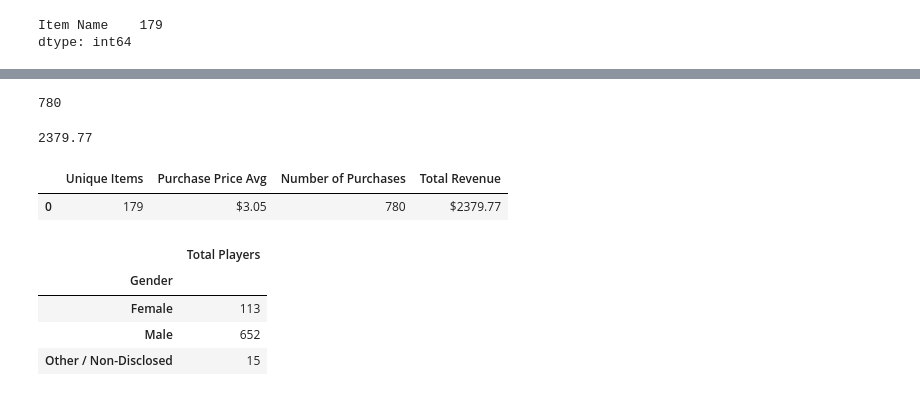
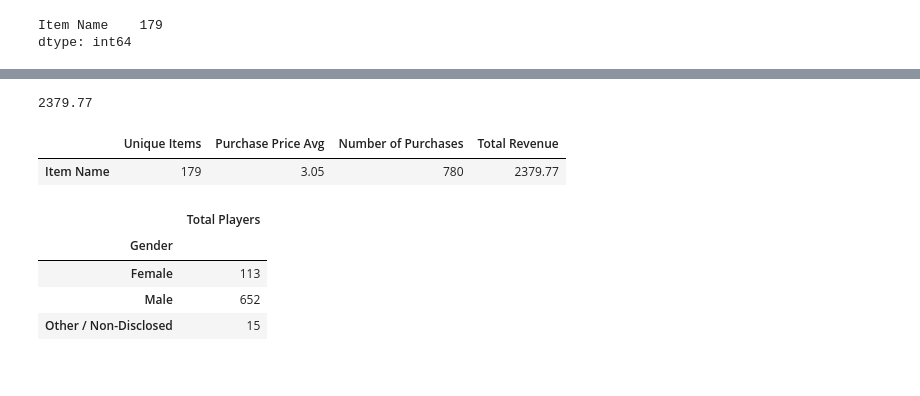
Before and after one commit to chriskalfas/Homework_Pandas_CDK, a Jupyter notebook: Pandas_hw_CDK.ipynb, the cells around one changed output, grey strips where cells are left out. Drawn from its saved outputs; the diff is of its cells as text; code cells hidden in the pictures.

```diff
--- a/Pandas_hw_CDK.ipynb
+++ b/Pandas_hw_CDK.ipynb
@@ -71,9 +67,9 @@ purchase_price_avg.mean()
+# %%
+purchase_price_mean = purchase_price_avg.mean()
 # %%
 number_pur = purchase_data['Item ID'].count()
-# %%
-number_pur.sum()
-# %% [output]
-780
+# %%
+total_pur = number_pur.sum()
 # %%
 tot_rev = purchase_data['Price'].sum()
 # %%
@@ -81,11 +77,16 @@ tot_rev
 # %% [output]
 2379.77
 # %%
-data_summary = pd.DataFrame({'Unique Items': [179], 'Purchase Price Avg': ['$3.05'], 'Number of Purchases': [780], 'Total Revenue': ['$2379.77']}).round(2)
+data_summary = pd.DataFrame({
+    'Unique Items': unique_names_cnt.count(),
+    'Purchase Price Avg': purchase_price_mean,
+    'Number of Purchases': total_pur,
+    'Total Revenue': tot_rev
+}).round(2)
 data_summary
 # %% [output]
 |  | Unique Items | Purchase Price Avg | Number of Purchases | Total Revenue |
-| 0 | 179 | $3.05 | 780 | $2379.77 |
+| Item Name | 179 | 3.05 | 780 | 2379.77 |
 # %%
 gender_df = purchase_data.groupby('Gender')
 gender_demo = pd.DataFrame(gender_df['Total Players'].count())
```
Also changed, not shown: parts of 44 cells of this notebook.
